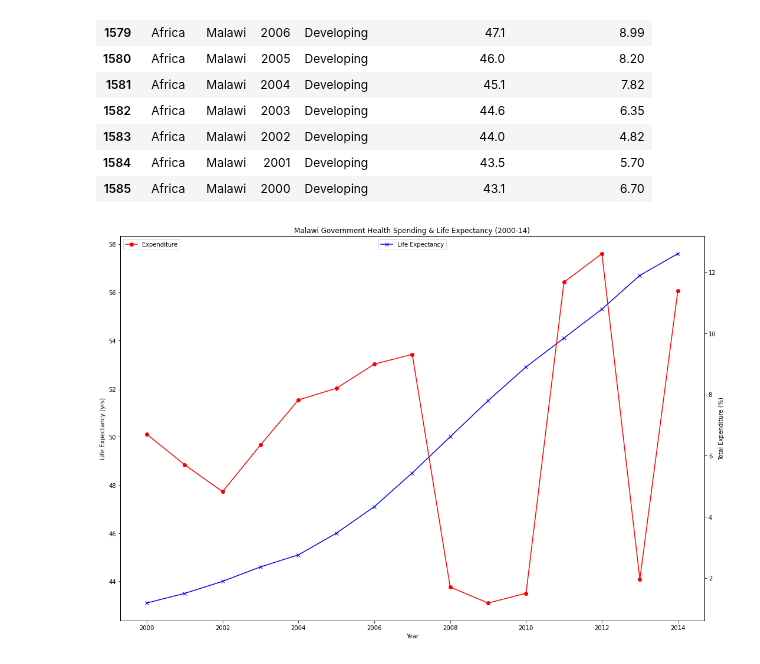
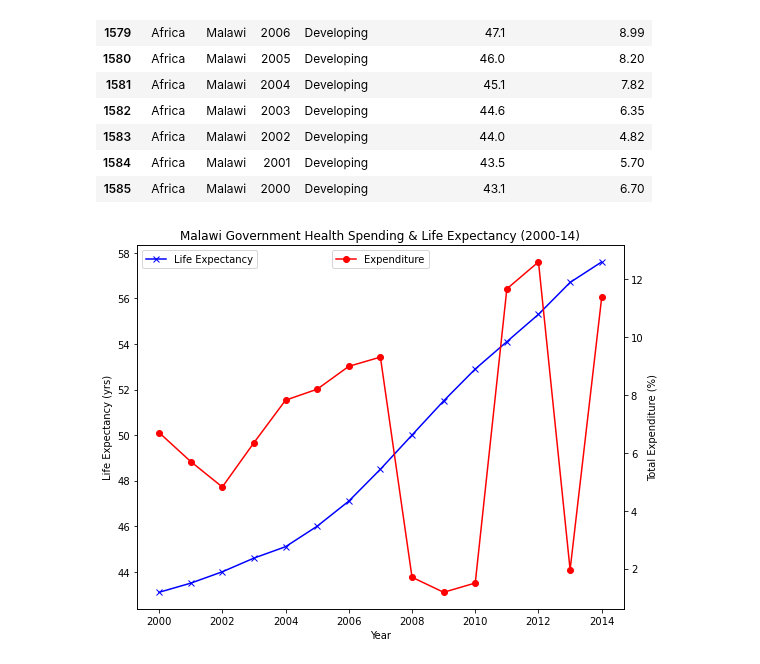
Before and after one commit to jaryan77/TeamTitans_Project_1, a Jupyter notebook: Catie_Starter.ipynb, the cells around one changed output. Saved outputs shown, nothing was run; the diff lists cells and outputs as text; code cells hidden in the pictures.

Commit message:
updated notebook & image files

```diff
--- a/Catie_Starter.ipynb
+++ b/Catie_Starter.ipynb
@@ -243,32 +428,32 @@ malawi_df
 | 1585 | Africa | Malawi | 2000 | Developing | 43.1 | 6.70 |
 # %%
 # plot gov expenditure and life expectancy over the years for Malawi (developing country)
-fig, ax = plt.subplots(figsize =(15,10))
+fig, ax = plt.subplots(figsize =(8,6))
 
 # twin object for dual y-axes on the same plot
 ax2 = ax.twinx()
 
 # plot first y axis
 line1 = ax.plot(malawi_df["Year"], malawi_df["Life Expectancy (yrs)"], color = "blue", marker = "x", label = "Life Expectancy")
 
 #set x axis label
 ax.set_xlabel("Year")
 # set first y axis label
 ax.set_ylabel("Life Expectancy (yrs)")
 
 # plot second y axis
 line2 = ax2.plot(malawi_df["Year"], malawi_df["Total Expenditure (%)"], color = "red", marker = "o", label="Expenditure")
 # set second y axis label
 ax2.set_ylabel("Total Expenditure (%)")
 
 ax.set_title("Malawi Government Health Spending & Life Expectancy (2000-14)")
 
-ax.legend(loc = "upper center")
-ax2.legend(loc = "upper left")
+ax.legend()
+ax2.legend(loc = "upper center")
 
 #save fig and display fig
-plt.savefig("Images/MalawiExpenditure.png")
+plt.savefig("Catie_Images/MalawiExpenditure.png")
 plt.tight_layout()
 plt.show()
 # %% [output]
-[figure, old version]
+[figure, new version]
```
Also changed, not shown: parts of 19 cells of this notebook, 19 other files.
